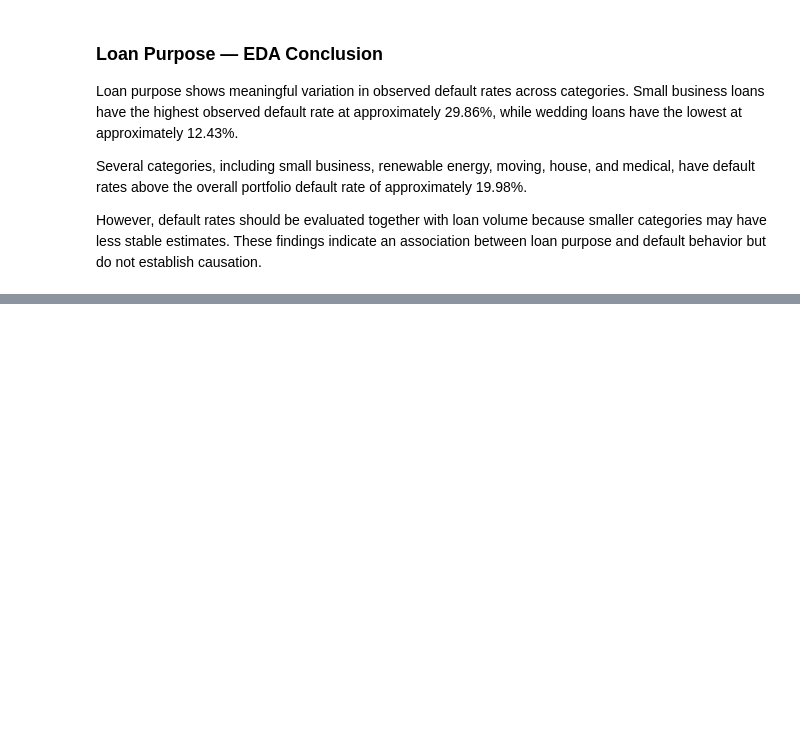
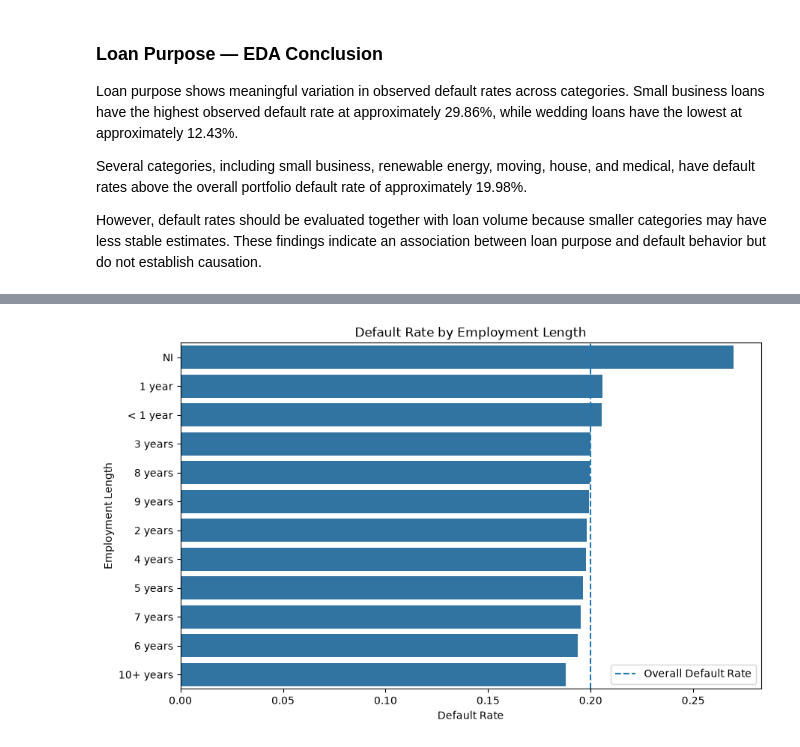
Before and after one commit to Jeetup-co/credit-risk-analysis, a Jupyter notebook: notebooks/05_EDA_and_Feature_Engineering.ipynb, the cells around one changed output, grey strips where cells are left out. Drawn from its saved outputs; the diff is of its cells as text; code cells hidden in the pictures; blank space fills up the shorter version.

```diff
--- a/notebooks/05_EDA_and_Feature_Engineering.ipynb
+++ b/notebooks/05_EDA_and_Feature_Engineering.ipynb
@@ -307,0 +359,11 @@ However, default rates should be evaluated together with loan volume because sma
+# %%
+employment_default =(
+    df.groupby('emp_length')['Default'].agg(
+        default_count ='sum',
+        loan_count = 'count',
+        default_rate = 'mean'
+    )
+    .sort_values('default_rate', ascending = False)
+)
+
+employment_default
@@ -307,0 +396,23 @@ However, default rates should be evaluated together with loan volume because sma
+# %%
+plt.figure(figsize=(10,6))
+
+sns.barplot(
+    data=employment_default.reset_index(),
+    x='default_rate',
+    y='emp_length'
+)
+
+plt.axvline(
+    df['Default'].mean(),
+    linestyle='--',
+    label='Overall Default Rate'
+)
+
+plt.title("Default Rate by Employment Length")
+plt.xlabel("Default Rate")
+plt.ylabel("Employment Length")
+plt.legend()
+
+plt.show()
+# %% [output]
+[figure, added]
```
Also changed, not shown: parts of 37 cells of this notebook.
